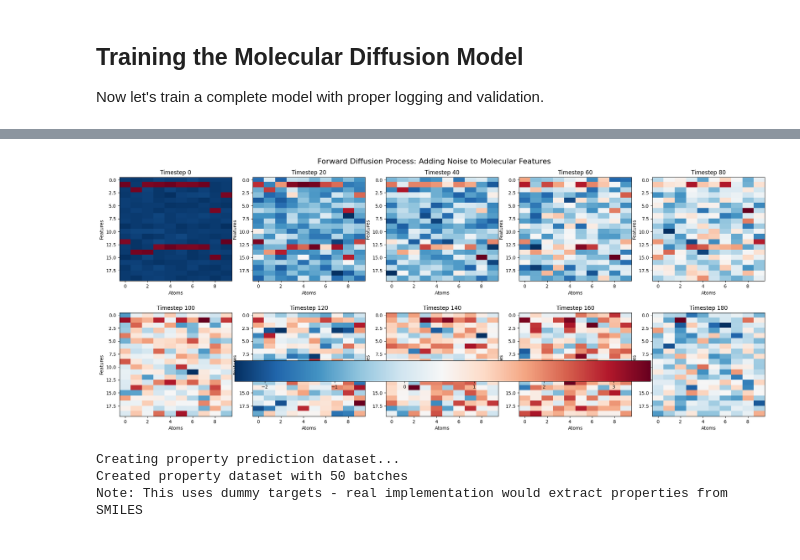
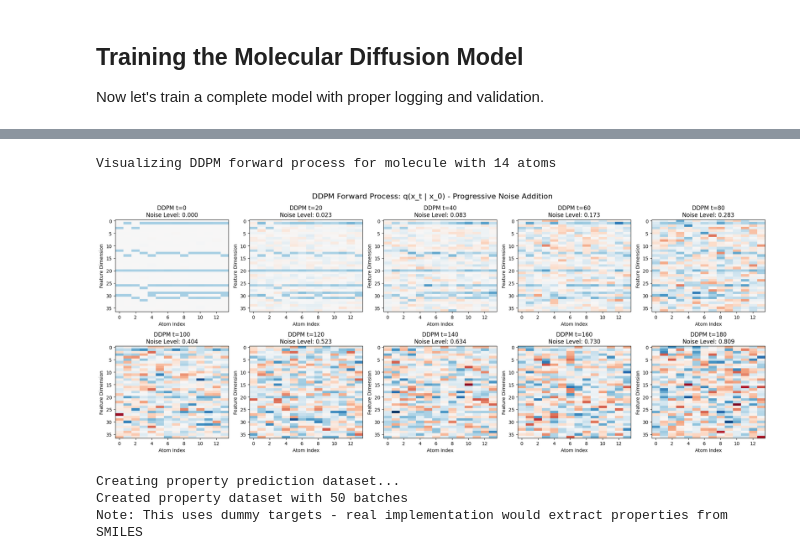
Before and after one commit to Jan10e/diffusion_gnn, a Jupyter notebook: experiments/notebooks/03_2d_molecular_diffusion_gnn_tox21.ipynb, the cells around one changed output, grey strips where cells are left out. Saved outputs shown, nothing was run; the diff lists cells and outputs as text; code cells hidden in the pictures.

Commit message:
implementing DDPM for GNNs

```diff
--- a/experiments/notebooks/03_2d_molecular_diffusion_gnn_tox21.ipynb
+++ b/experiments/notebooks/03_2d_molecular_diffusion_gnn_tox21.ipynb
@@ -727,64 +758,70 @@ Total training time: 220.1s
 # %%
 def visualize_diffusion_process(model, scheduler, dataloader, device, num_timesteps=10):
-    """Visualize how noise is added and removed during diffusion"""
+    """
+    Visualize the DDPM forward process: q(x_t | x_0)
+    Shows how molecular features get progressively noisier.
+    """
 
     model.eval()
     with torch.no_grad():
         # Get a sample batch
         for batch in dataloader:
             batch = batch.to(device)
             break
 
         # Take first molecule from batch
         mol_mask = (batch.batch == 0)
-        original_features = batch.x[mol_mask]
+        x_0 = batch.x[mol_mask]  # Original clean features
 
-        # Show forward process (adding noise)
-        timesteps_to_show = list(range(0, scheduler.num_timesteps, scheduler.num_timesteps // num_timesteps))[:num_timesteps]
+        print(f"Visualizing DDPM forward process for molecule with {x_0.shape[0]} atoms")
+
+        # Show forward process q(x_t | x_0) at different timesteps
+        timesteps_to_show = list(range(0, scheduler.num_timesteps,
+                                     scheduler.num_timesteps // num_timesteps))[:num_timesteps]
 
         noisy_samples = []
+        noise_levels = []
+
         for t in timesteps_to_show:
-            # Create timestep tensor
-            t_tensor = torch.tensor([t], device=device, dtype=torch.long)
-            noisy = scheduler.add_noise(original_features, t_tensor.repeat(original_features.shape[0]))
+            # DDPM forward process: x_t = √(ᾱ_t) x_0 + √(1-ᾱ_t) ε
+            t_tensor = torch.tensor([t], device=device)
+            noise = torch.randn_like(x_0)
+            x_t = scheduler.q_sample_step(x_0, t_tensor, noise)
 
-            # Store sample
-            try:
-                noisy_samples.append(noisy.cpu().numpy())
-            except:
-                # Fallback if numpy conversion fails
-                noisy_samples.append(noisy.cpu().tolist())
+            noisy_samples.append(x_t.cpu().numpy())
+
+            # Calculate noise level for this timestep
+            alpha_bar_t = scheduler.alphas_cumprod[t].item()
+            noise_level = 1 - alpha_bar_t
+            noise_levels.append(noise_level)
 
         # Visualize feature evolution
         fig, axes = plt.subplots(2, 5, figsize=(20, 8))
         axes = axes.flatten()
 
-        for i, (t, noisy_sample) in enumerate(zip(timesteps_to_show, noisy_samples)):
-            # Handle both numpy arrays and lists
-            if isinstance(noisy_sample, list):
-                # Convert list to numpy for visualization
-                noisy_sample = np.array(noisy_sample)
+        for i, (t, x_t, noise_level) in enumerate(zip(timesteps_to_show, noisy_samples, noise_levels)):
+            if i < len(axes):
+                # Show molecular features as heatmap
+                im = axes[i].imshow(x_t.T, cmap='RdBu', aspect='auto', vmin=-3, vmax=3)
+                axes[i].set_title(f'DDPM t={t}\nNoise Level: {noise_level:.3f}')
+                axes[i].set_xlabel('Atom Index')
+                axes[i].set_ylabel('Feature Dimension')
 
-            # Show first few features as heatmap
-            sample_features = noisy_sample[:min(10, noisy_sample.shape[0]), :min(20, noisy_sample.shape[1])]
+        # Hide unused subplots
+        for j in range(i+1, len(axes)):
+            axes[j].set_visible(False)
 
-            im = axes[i].imshow(sample_features.T, cmap='RdBu_r', aspect='auto')
-            axes[i].set_title(f'Timestep {t}')
-            axes[i].set_xlabel('Atoms')
-            axes[i].set_ylabel('Features')
-
-        # Add colorbar
-        plt.colorbar(im, ax=axes, orientation='horizontal', pad=0.1, shrink=0.8)
-        plt.suptitle('Forward Diffusion Process: Adding Noise to Molecular Features', fontsize=16)
+        plt.suptitle('DDPM Forward Process: q(x_t | x_0) - Progressive Noise Addition', fontsize=16)
         plt.tight_layout()
         plt.show()
 
-        return original_features, noisy_samples
+        return x_0, noisy_samples
 
 # Visualize the diffusion process
 original_features, noisy_evolution = visualize_diffusion_process(best_model, noise_scheduler, dataloader, device=device)
 # %% [output]
+Visualizing DDPM forward process for molecule with 14 atoms
-[figure, old version]
+[figure, new version]
 # %%
 # Molecular property prediction
 
```
Also changed, not shown: parts of 9 cells of this notebook.
